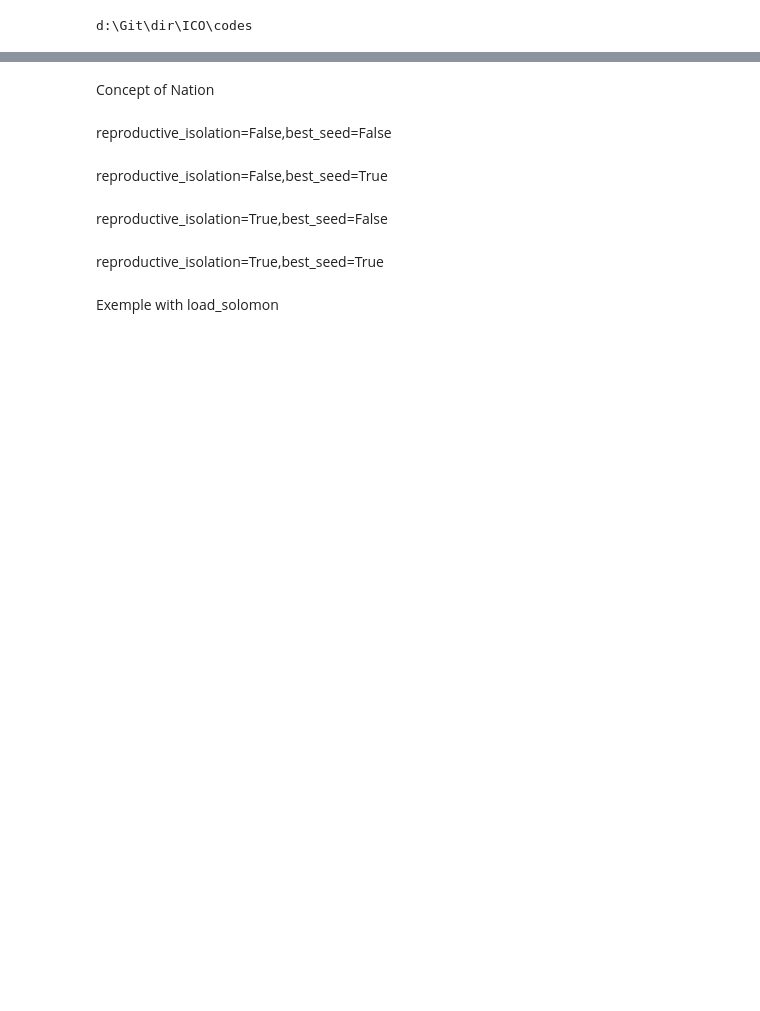
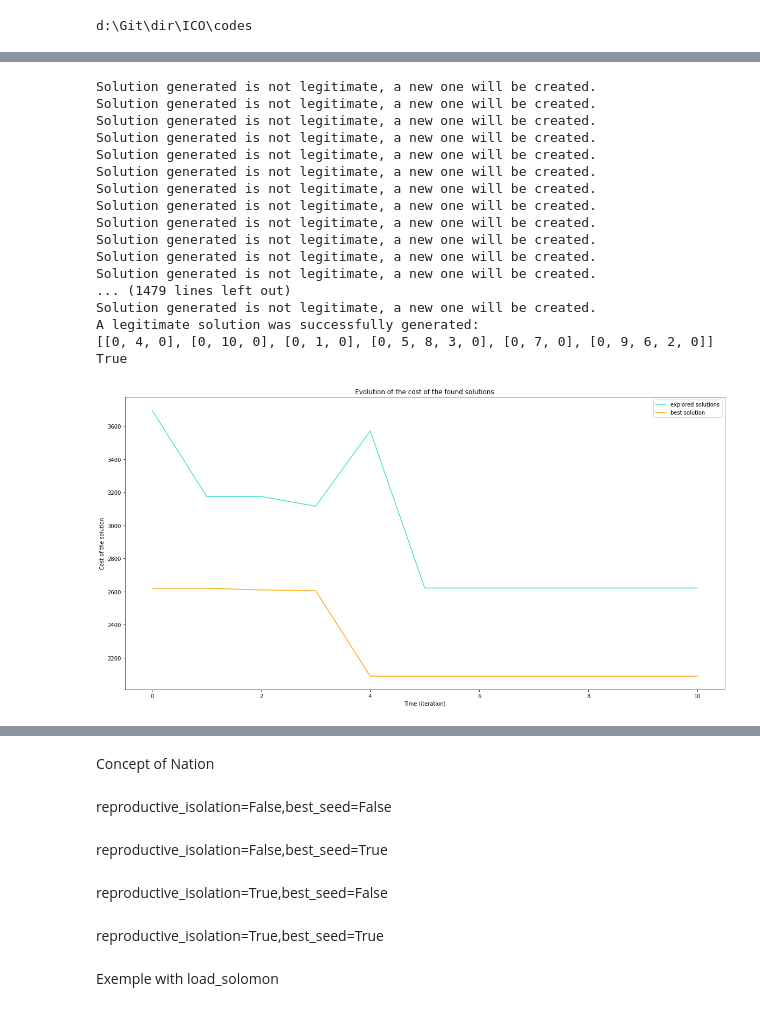
Before and after one commit to pabloskewes/ICO, a Jupyter notebook: codes/notebooks/GA.ipynb, the cells around one changed output, grey strips where cells are left out. Drawn from its saved outputs; the diff is of its cells as text; code cells hidden in the pictures; blank space fills up the shorter version.

```diff
--- a/codes/notebooks/GA.ipynb
+++ b/codes/notebooks/GA.ipynb
@@ -20,22 +18,15 @@ import time
 # %%
 cri=True
-neighborhood_params={   'verbose':0,
+neighborhood_params={   'verbose':1,
                         'init_sol':'random',
                         'choose_mode':'random',
-                        'use_methods' : ['intra_route_swap',
-                            'intra_route_shift',
-                            'two_intra_route_swap', 'two_intra_route_shift'],
+                        'use_methods' : ['intra_route_swap','inter_route_swap',
+                            'intra_route_shift','inter_route_shift',
+                            'two_intra_route_swap', 'two_intra_route_shift',
+                            'delete_smallest_route'],
                         'force_new_sol': False,
                         'full_search':False
                     }
 instance =GeneticAlgorithm(num_evolu_per_search=1,neighborhood_params=neighborhood_params,reproductive_isolation=True,best_seed=True)
 instance.fit_search(vrptw)
-
-for _ in range(100):
-    start=time.time()
-    instance.search()
-    print("time spent:",time.time()-start)
-    cri=cri and instance.best_solution.checker()
-print(cri)
-# instance.plot_evolution_cost()
 # %% [output]
@@ -42,0 +51,25 @@ KeyboardInterrupt:
+# %%
+for _ in range(10):
+    instance.search()
+    cri=cri and instance.best_solution.checker()
+print(cri)
+instance.plot_evolution_cost()
+# %% [output]
+Solution generated is not legitimate, a new one will be created.
+Solution generated is not legitimate, a new one will be created.
+Solution generated is not legitimate, a new one will be created.
+Solution generated is not legitimate, a new one will be created.
+Solution generated is not legitimate, a new one will be created.
+Solution generated is not legitimate, a new one will be created.
+Solution generated is not legitimate, a new one will be created.
+Solution generated is not legitimate, a new one will be created.
+Solution generated is not legitimate, a new one will be created.
+Solution generated is not legitimate, a new one will be created.
+Solution generated is not legitimate, a new one will be created.
+Solution generated is not legitimate, a new one will be created.
+... (1479 lines left out)
+Solution generated is not legitimate, a new one will be created.
+A legitimate solution was successfully generated:
+[[0, 4, 0], [0, 10, 0], [0, 1, 0], [0, 5, 8, 3, 0], [0, 7, 0], [0, 9, 6, 2, 0]]
+True
+[figure, added]
```
Also changed, not shown: parts of 4 cells of this notebook, 2 other files.
